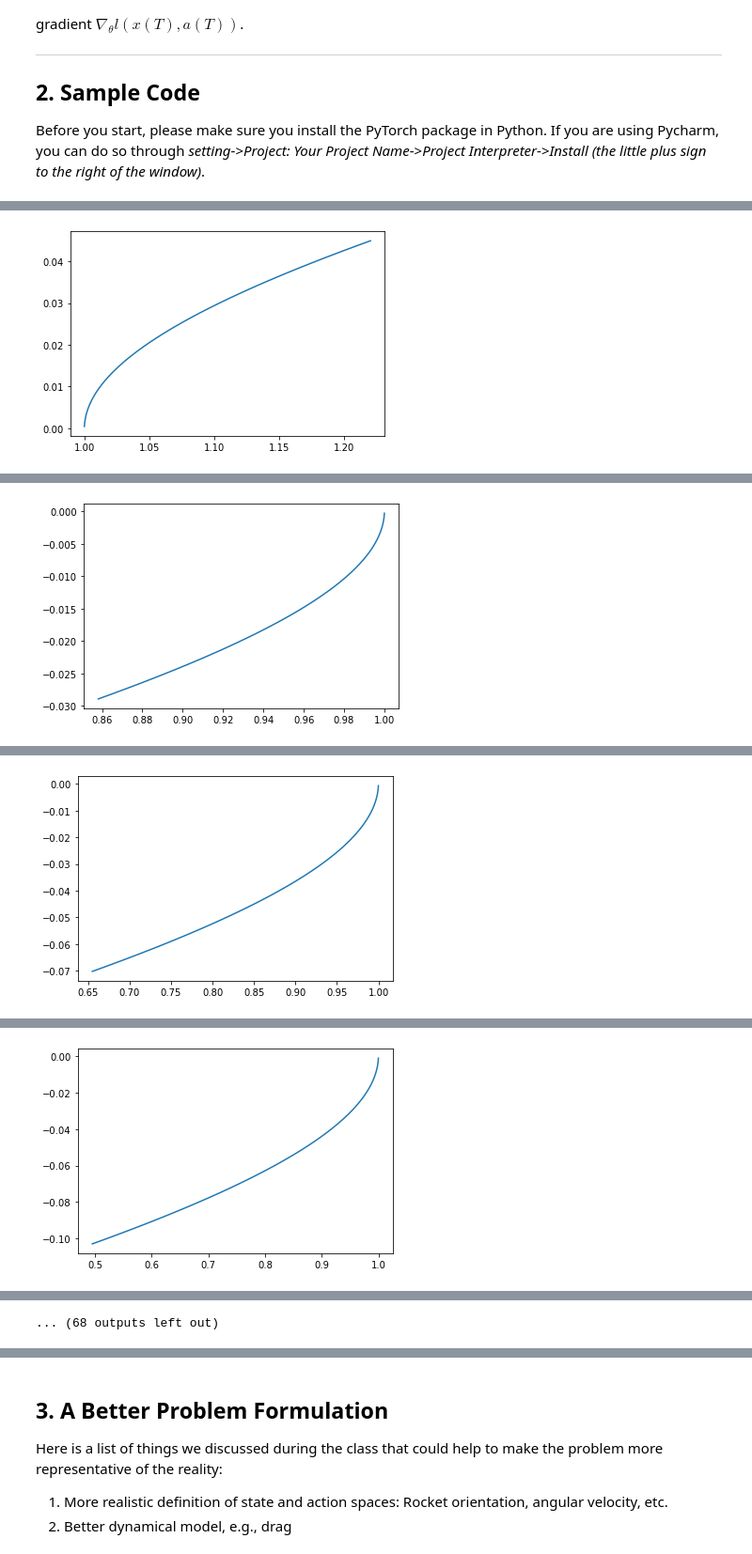
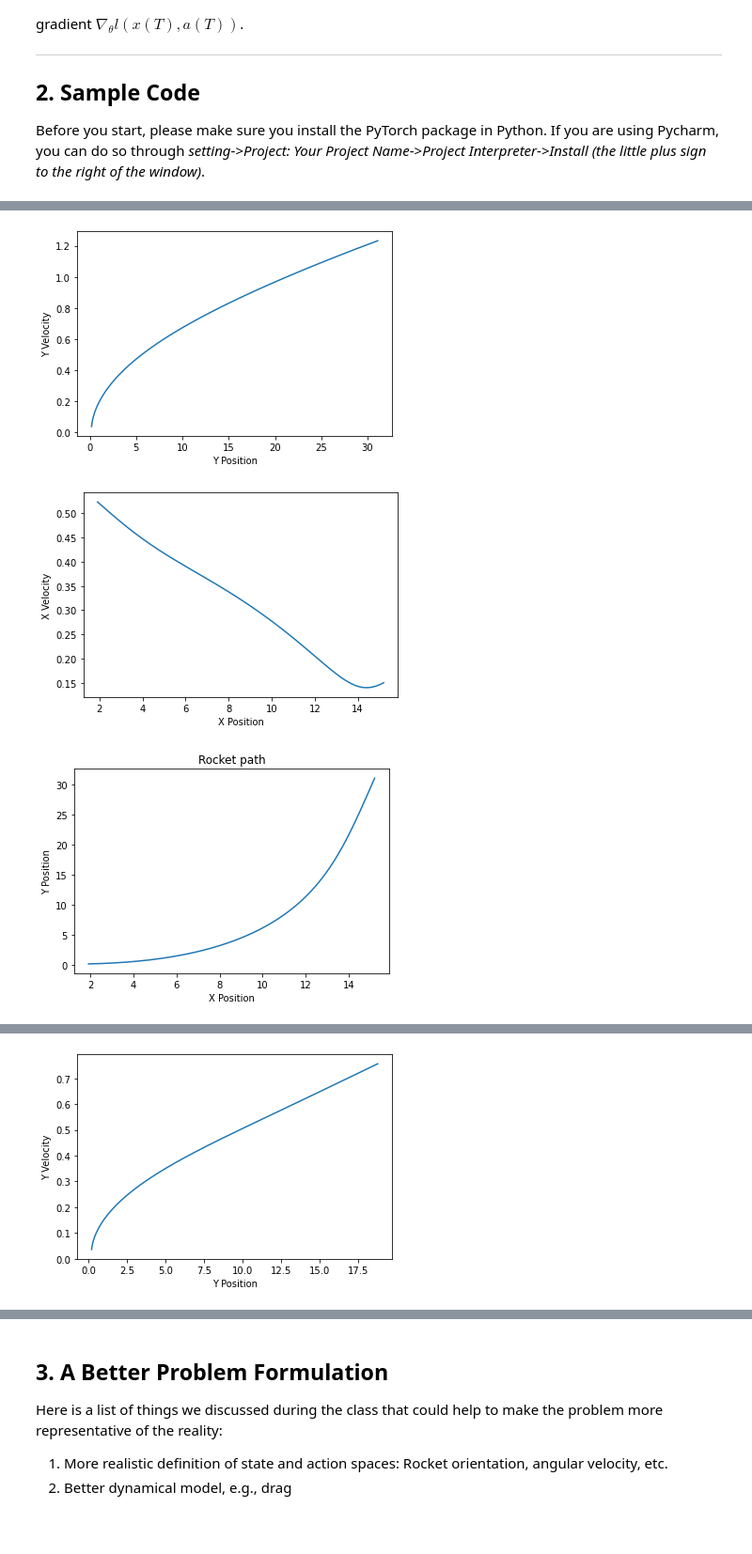
Before and after one commit to Ceherre1/Hw3, a Jupyter notebook: Project 1 gradient based algorithms and differentiable programming.ipynb, the cells around one changed output, grey strips where cells are left out. Shown at 94% size. Cells and saved outputs as stored; diff of their text form; code cells hidden in the pictures; blank space fills up the shorter version.

```diff
--- a/Project 1 gradient based algorithms and differentiable programming.ipynb
+++ b/Project 1 gradient based algorithms and differentiable programming.ipynb
@@ -111,7 +127,7 @@ class Controller(nn.Module):
     def __init__(self, dim_input, dim_hidden, dim_output):
 
         super(Controller, self).__init__()
-        self.netwrok = nn.Sequential(
+        self.network = nn.Sequential(
             nn.Linear(dim_input, dim_hidden),
             nn.Tanh(),
             nn.Linear(dim_hidden, dim_output),
@@ -119,7 +135,7 @@ class Controller(nn.Module):
         )
 
     def forward(self, state):
-        action = self.netwrok(state)
+        action = self.network(state)
         return action
 # %%
 
@@ -146,11 +162,15 @@ class Simulation(nn.Module):
 
     @staticmethod
     def initialize_state():
-        state = [1., 0.]  # TODO: need batch of initial states
+        state = [s1, s2, s3, s4]  # TODO: need batch of initial states
         return t.tensor(state, requires_grad=False).float()
 
     def error(self, state):
-        return state[0]**2 + state[1]**2
+        states = state[0]**2 + state[1]**2 + state[2]**2 + state[3]**2
+        height = t.matmul(t.stack(self.state_trajectory),t.tensor([1., 0., 0., 0.]))
+        position = t.matmul(t.stack(self.state_trajectory),t.tensor([0., 0., 1., 0.]))
+        penalty = t.nn.functional.relu(-height).sum(dim=0)**T # introduce penalty funtion if height is less than 0
+        return states + (1 * penalty)
 # %%
 class Optimize:
     def __init__(self, simulation):
@@ -168,24 +188,45 @@ class Optimize:
         return closure()
 
     def train(self, epochs):
+        self.loss_trajectory = []
         for epoch in range(epochs):
             loss = self.step()
             print('[%d] loss: %.3f' % (epoch + 1, loss))
             self.visualize()
+            loss1 = np.array([loss.detach().numpy()])
+            self.loss_trajectory.append(loss1)
+        plt.plot(self.loss_trajectory)
+        plt.title("Convergence Plot")
+        plt.xlabel("Iteration")
+        plt.ylabel("Loss")
+        plt.show()
 
     def visualize(self):
         data = np.array([self.simulation.state_trajectory[i].detach().numpy() for i in range(self.simulation.T)])
         x = data[:, 0]
         y = data[:, 1]
+        i = data[:, 2]
+        j = data[:,3]
         plt.plot(x, y)
+        plt.xlabel("Y Position")
+        plt.ylabel("Y Velocity")
         plt.show()
+        plt.plot(i, j)
+        plt.xlabel("X Position")
+        plt.ylabel("X Velocity")
+        plt.show()
+        plt.plot(i, x)
+        plt.title("Rocket path")
+        plt.xlabel("X Position")
+        plt.ylabel("Y Position")
+        plt.show()
 # %%
 # Now it's time to run the code!
 
-T = 100  # number of time steps
-dim_input = 2  # state space dimensions
+T = 250  # number of time steps
+dim_input = 4  # state space dimensions
 dim_hidden = 6  # latent dimensions
-dim_output = 1  # action space dimensions
+dim_output = 3  # action space dimensions
 d = Dynamics()  # define dynamics
 c = Controller(dim_input, dim_hidden, dim_output)  # define controller
 s = Simulation(c, d, T)  # define simulation
@@ -196 +237,3 @@ o.train(40)
-[figure, old version]
+[figure, new version]
+[figure, new version]
+[figure, new version]
@@ -198 +241 @@ o.train(40)
-[figure, old version]
+[figure, new version]
@@ -200 +244,0 @@ o.train(40)
-[figure, old version]
@@ -202 +248,0 @@ o.train(40)
-[figure, old version]
@@ -207 +248,0 @@ o.train(40)
-... (68 outputs left out)
```
Also changed, not shown: parts of 5 cells of this notebook.
